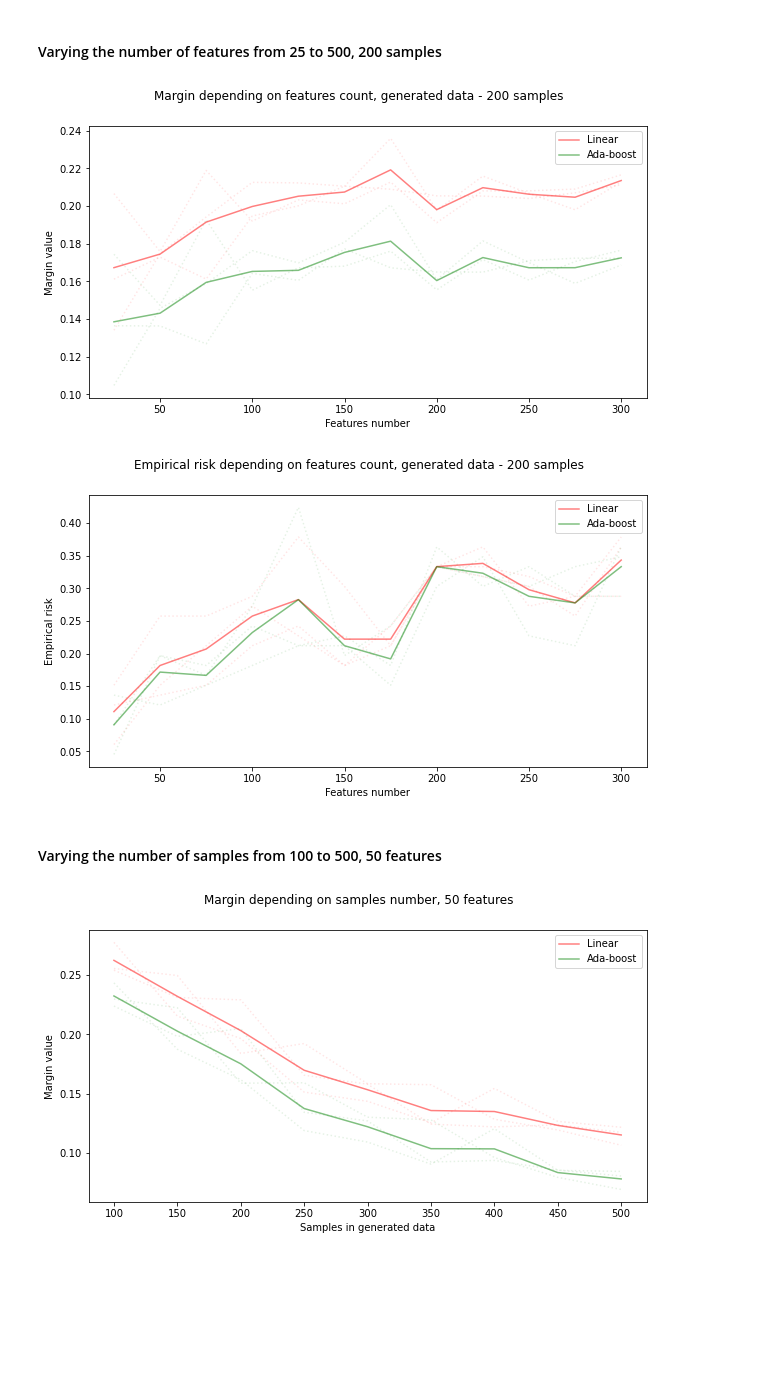
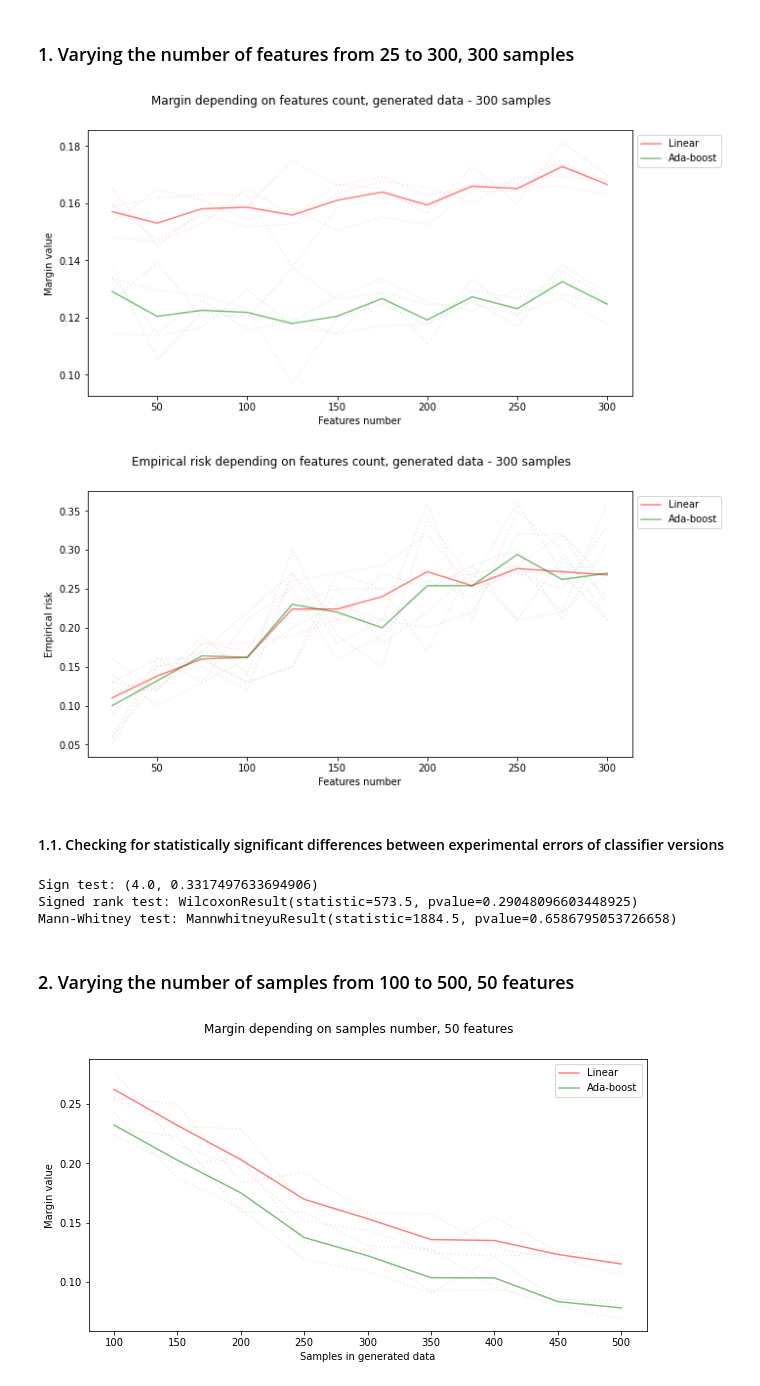
Before and after one commit to vkmbox/Ml-hse-final, a Jupyter notebook: ada-boost-implementations/code-python/notebooks/Geometric_Margin_Estimations.ipynb, the cells around one changed output. Cells and saved outputs as stored; diff of their text form; code cells hidden in the pictures; blank space fills up the shorter version.

```diff
--- a/ada-boost-implementations/code-python/notebooks/Geometric_Margin_Estimations.ipynb
+++ b/ada-boost-implementations/code-python/notebooks/Geometric_Margin_Estimations.ipynb
@@ -24,12 +26,12 @@ from ada_boost_linear_v1 import AdaBoostLinear_v1;
 from generation_utils import make_classification_normal, make_separable_labels;
 from adaboost_java.ada_boost_java_v1 import AdaBoostJavaClassifier_v1;
 # %%
-def generate_data(n_samples=200, n_features=50,n_informative=20, n_redundant=20, gap=0.1):
+def generate_data(n_samples=300, n_features=50,n_informative=20, n_redundant=20, gap=0.1):
     x_raw, _ = make_classification(n_samples=n_samples, n_features=n_features, n_informative=n_informative
                                    , n_redundant=n_redundant, n_clusters_per_class=5, shuffle=False) #, random_state=0
 
     x_data, y_data, v_normal = make_separable_labels(x_raw, gap)
-    X_train, X_test, y_train, y_test = train_test_split(x_data, y_data, test_size=0.33) #, random_state=42)
+    X_train, X_test, y_train, y_test = train_test_split(x_data, y_data, test_size=1/3) #, random_state=42)
     return X_train, X_test, y_train, y_test
 # %%
 #Linear
@@ -51,36 +53,40 @@ def get_predict_stump_v1(X_train, X_test, y_train, y_test):
     return y_pred, margin, separated, clf
 
 #Java
-def get_predicts_java_v1(X_train, X_test, y_train, y_test):
+def get_predicts_java_v1(X_train, X_test, y_train, y_test, n_estimators):
     clf = AdaBoostJavaClassifier_v1(path=classpath)
-    clf.fit(X_train, y_train)
+    clf.fit(X_train, y_train, n_estimators)
     separated = accuracy_score(y_train, clf.predict(X_train))
     margin = clf.get_margin_l1(X_train)
     y_pred = clf.predict(X_test)
     return y_pred, margin, separated, clf
 # %%
-def get_metrics(X_train, X_test, y_train, y_test):
+def get_metrics(X_train, X_test, y_train, y_test, n_estimators = 150):
     metrics_linear={}
     metrics_stump={}
     #Linear
     y_pred_linear, margin, separated, clf = get_predicts_linear_v1(X_train, X_test, y_train, y_test)
+    if separated < 1:
+        raise Exception("Linear classifier splits {} part of the data".format(separated))
     metrics_linear['risk'] = 1 - accuracy_score(y_test, y_pred_linear)
     metrics_linear['precision'] = precision_score(y_test, y_pred_linear)
     metrics_linear['recall'] = recall_score(y_test, y_pred_linear)
     metrics_linear['margin'] = margin
     #Ada-boost decision-stump
-    y_pred_stump, margin, separated, clf = get_predicts_java_v1(X_train, X_test, y_train, y_test)
+    y_pred_stump, margin, separated, clf = get_predicts_java_v1(X_train, X_test, y_train, y_test, n_estimators)
+    if separated < 1:
+        raise Exception("AdaBoost classifier splits {} part of the data".format(separated))
     metrics_stump['risk'] = 1 - accuracy_score(y_test, y_pred_stump)
     metrics_stump['precision'] = precision_score(y_test, y_pred_stump)
     metrics_stump['recall'] = recall_score(y_test, y_pred_stump)
     metrics_stump['margin'] = margin
     return metrics_linear, metrics_stump
 # %% [markdown]
-#### Varying the number of features from 25 to 500, 200 samples
+### 1. Varying the number of features from 25 to 300, 300 samples
 # %%
-TESTS_COUNT=3
+TESTS_COUNT=5
 
-features_numbers=[25,50,75,100,125,150,175,200,225,250,275,300]#,325,350,375,400,425,450,475,500]
+features_numbers=[25,50,75,100,125,150,175,200,225,250,275,300]
 
 marginL, marginJ, riskL, riskJ = [], [], [], []
 avg_marginL, avg_marginJ, avg_riskL, avg_riskJ = [], [], [], []
@@ -110,28 +116,28 @@ marginL, marginJ, riskL, riskJ = np.array(marginL), np.array(marginJ), np.array(
 # %%
 options = [
     ('r', 'Linear'),
     ('g', 'Ada-boost'),
 ]
 
 plt.figure(figsize=(10, 5))
 plt.xlabel('Features number')
 plt.ylabel('Margin value')
-plt.suptitle("Margin depending on features count, generated data - 200 samples")
+plt.suptitle("Margin depending on features count, generated data - 300 samples")
 
 for pos in range(TESTS_COUNT):
     plt.plot(features_list, marginL[:,pos], options[0][0] + ':', alpha=0.1)
     plt.plot(features_list, marginJ[:,pos], options[1][0] + ':', alpha=0.1)
 
 plt.plot(features_list, avg_marginL, options[0][0], alpha=0.5, label=options[0][1])
 plt.plot(features_list, avg_marginJ, options[1][0], alpha=0.5, label=options[1][1])
 tmp = plt.legend(bbox_to_anchor=(1, 1))
 # %% [output]
-[figure, old version]
+[figure, new version]
 # %%
 plt.figure(figsize=(10, 5))
 plt.xlabel('Features number')
 plt.ylabel('Empirical risk')
-plt.suptitle("Empirical risk depending on features count, generated data - 200 samples")
+plt.suptitle("Empirical risk depending on features count, generated data - 300 samples")
 
 for pos in range(TESTS_COUNT):
     plt.plot(features_list, riskL[:,pos], options[0][0] + ':', alpha=0.1)
@@ -141,7 +147,19 @@ plt.plot(features_list, avg_riskL, options[0][0], alpha=0.5, label=options[0][1]
 plt.plot(features_list, avg_riskJ, options[1][0], alpha=0.5, label=options[1][1])
 tmp = plt.legend(bbox_to_anchor=(1, 1))
 # %% [output]
-[figure, old version]
+[figure, new version]
+# %% [markdown]
+#### 1.1. Checking for statistically significant differences between experimental errors of classifier versions
+# %%
+risk_flatL = riskL.flatten('F')
+risk_flatJ = riskJ.flatten('F')
+print("Sign test:", sign_test(risk_flatL - risk_flatJ))
+print("Signed rank test:", sc.stats.wilcoxon(risk_flatL, risk_flatJ))
+print("Mann-Whitney test:", sc.stats.mannwhitneyu(risk_flatL, risk_flatJ))
+# %% [output]
+Sign test: (4.0, 0.3317497633694906)
+Signed rank test: WilcoxonResult(statistic=573.5, pvalue=0.29048096603448925)
+Mann-Whitney test: MannwhitneyuResult(statistic=1884.5, pvalue=0.6586795053726658)
 # %% [markdown]
-#### Varying the number of samples from 100 to 500, 50 features
+### 2. Varying the number of samples from 100 to 500, 50 features
 # %%
```
Also changed, not shown: parts of 20 cells of this notebook, 6 other files.
